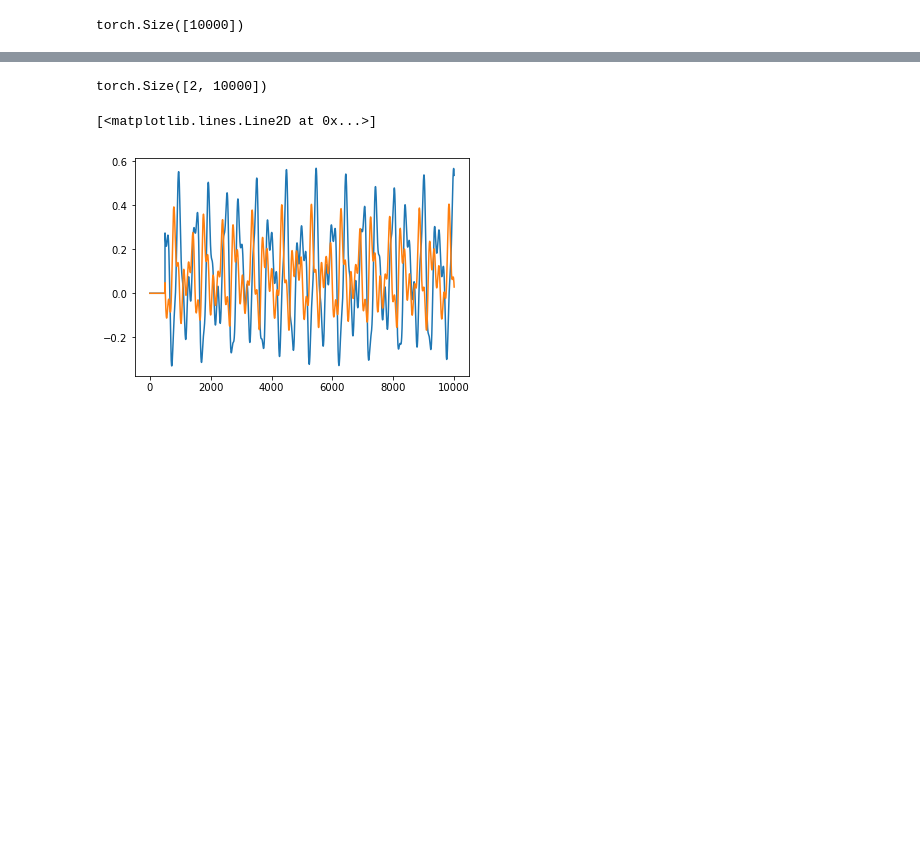
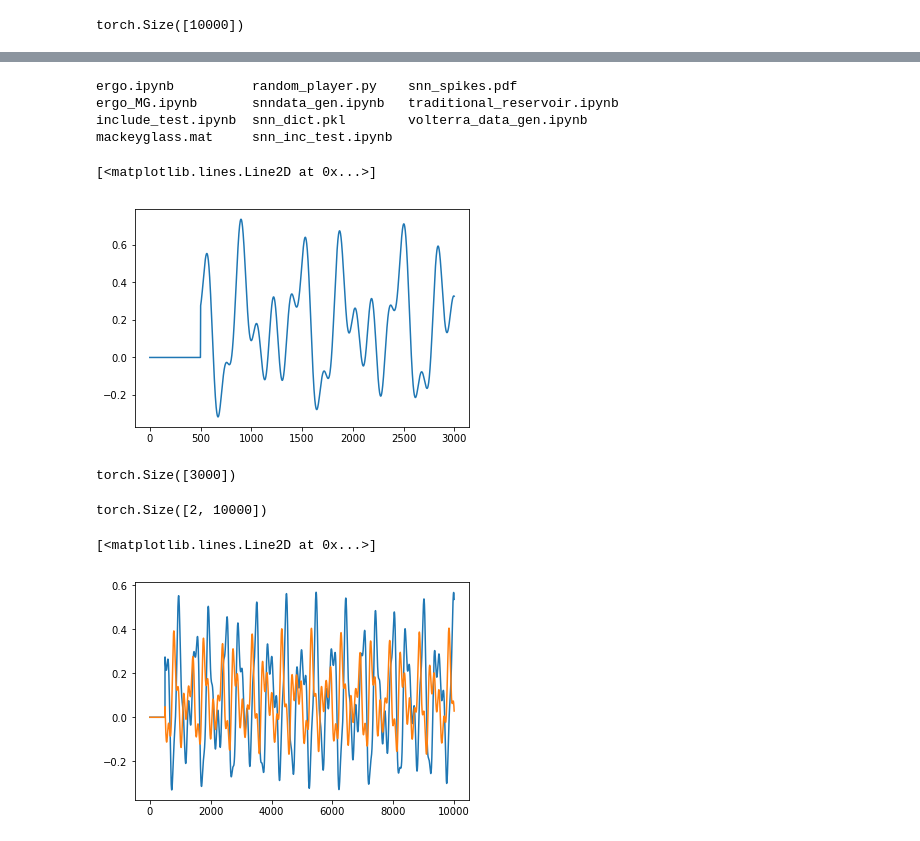
Before and after one commit to rzhu40/nwn_l2l, a Jupyter notebook: playground/volterra_data_gen.ipynb, the cells around one changed output, grey strips where cells are left out. Cells and saved outputs as stored; diff of their text form; code cells hidden in the pictures; blank space fills up the shorter version.

```diff
--- a/playground/volterra_data_gen.ipynb
+++ b/playground/volterra_data_gen.ipynb
@@ -67,0 +73,7 @@ torch.Size([10000])
+# %%
+ls
+# %% [output]
+ergo.ipynb          random_player.py    snn_spikes.pdf
+ergo_MG.ipynb       snndata_gen.ipynb   traditional_reservoir.ipynb
+include_test.ipynb  snn_dict.pkl        volterra_data_gen.ipynb
+mackeyglass.mat     snn_inc_test.ipynb
@@ -73,6 +92,11 @@ idx = torch.arange(499,-1, -1)
 for i in range(500, len(X)):
     x1, x2 = torch.meshgrid(X[i-500:i], X[i-500:i])
     Y[i] = k1[idx] @ X[i-500:i] + torch.sum(k2[torch.meshgrid(idx, idx)] * x1 * x2)
+# %%
+plt.plot(Y)
+# %% [output]
+[<matplotlib.lines.Line2D at 0x...>]
+[figure, added]
 # %%
 ## for-loop sanity check again
 # Z = torch.zeros(3000)
@@ -88,6 +112,10 @@ for i in range(500, len(X)):
 y1 = second_order_volterra(X)
 # %%
 y2 = second_order_volterra(X)
+# %%
+y2.shape
+# %% [output]
+torch.Size([3000])
 # %%
 pair = torch.stack((X, y1))
 # %%
```
Also changed, not shown: parts of 6 cells of this notebook, 8 other files.
